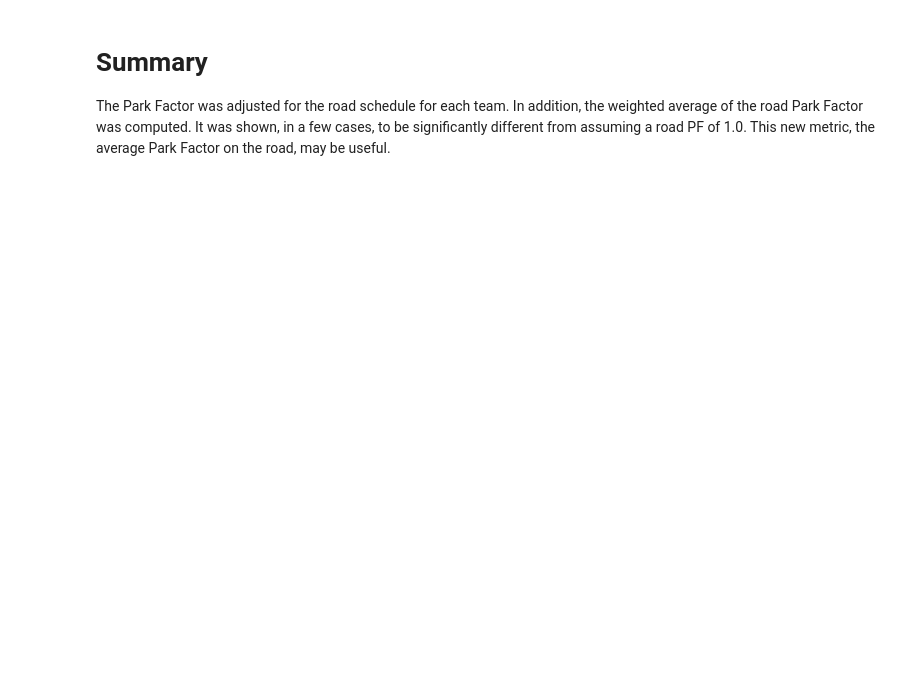
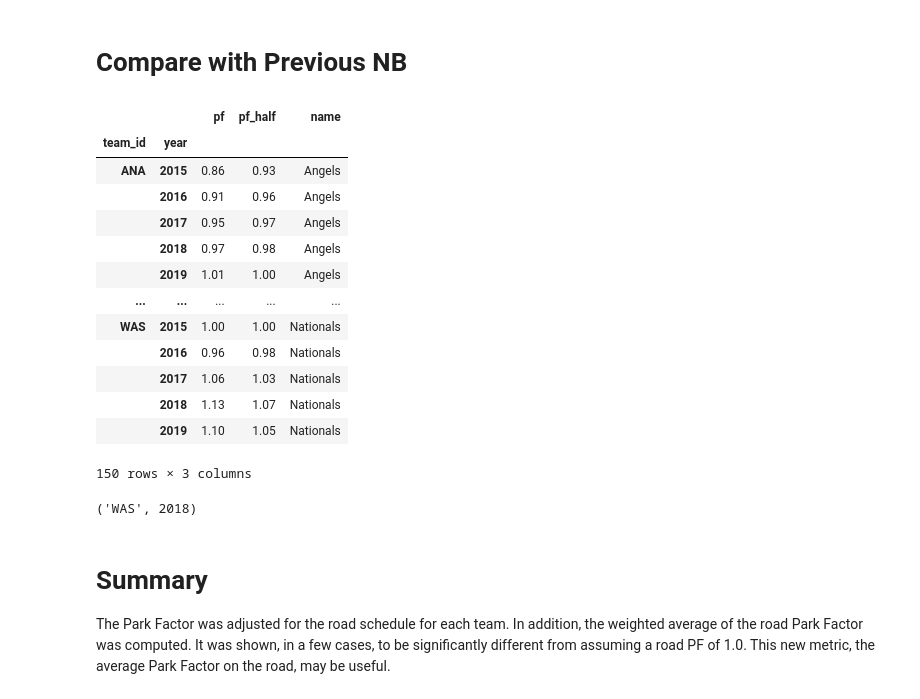
Before and after one commit to sdiehl28/baseball-analytics, a Jupyter notebook: baseball_jupyter_nb/03b_ParkFactor_CSV.ipynb, the cells around one changed output. Drawn from its saved outputs; the diff is of its cells as text; code cells hidden in the pictures; blank space fills up the shorter version.

```diff
--- a/baseball_jupyter_nb/03b_ParkFactor_CSV.ipynb
+++ b/baseball_jupyter_nb/03b_ParkFactor_CSV.ipynb
@@ -63,8 +26,6 @@ import sys
 # import data_helper.py from download_scripts directory
 sys.path.append('../download_scripts')
 import data_helper as dh
-# %%
-pd.set_option("display.max_columns", 100)
 # %%
 data_dir = Path('../data')
 lahman_data = data_dir.joinpath('lahman/wrangled').resolve()
@@ -465,0 +366,22 @@ Name: pf_avg_road, dtype: float64
+# %% [markdown]
+# Compare with Previous NB
+# %%
+pf_nb01 = dh.from_csv_with_types(data_dir / 'retrosheet/nb_data/pf.csv')
+pf_nb01 = pf_nb01.set_index(['team_id', 'year'])
+# %%
+pf_nb01
+# %% [output]
+|  |  | pf | pf_half | name |
+| team_id | year |  |  |  |
+| ANA | 2015 | 0.86 | 0.93 | Angels |
+|  | 2016 | 0.91 | 0.96 | Angels |
+|  | 2017 | 0.95 | 0.97 | Angels |
+|  | 2018 | 0.97 | 0.98 | Angels |
+|  | 2019 | 1.01 | 1.00 | Angels |
+| ... | ... | ... | ... | ... |
+| WAS | 2015 | 1.00 | 1.00 | Nationals |
+|  | 2016 | 0.96 | 0.98 | Nationals |
+|  | 2017 | 1.06 | 1.03 | Nationals |
+|  | 2018 | 1.13 | 1.07 | Nationals |
+|  | 2019 | 1.10 | 1.05 | Nationals |
+150 rows × 3 columns
@@ -466,3 +391,7 @@ Name: pf_avg_road, dtype: float64
+# %%
+rel_diff.idxmax()
+# %% [output]
+('WAS', 2018)
 # %% [markdown]
 # Summary
 The Park Factor was adjusted for the road schedule for each team.  In addition, the weighted average of the road Park Factor was computed.  It was shown, in a few cases, to be significantly different from assuming a road PF of 1.0.  This new metric, the average Park Factor on the road, may be useful.
```
Also changed, not shown: parts of 91 cells of this notebook.
